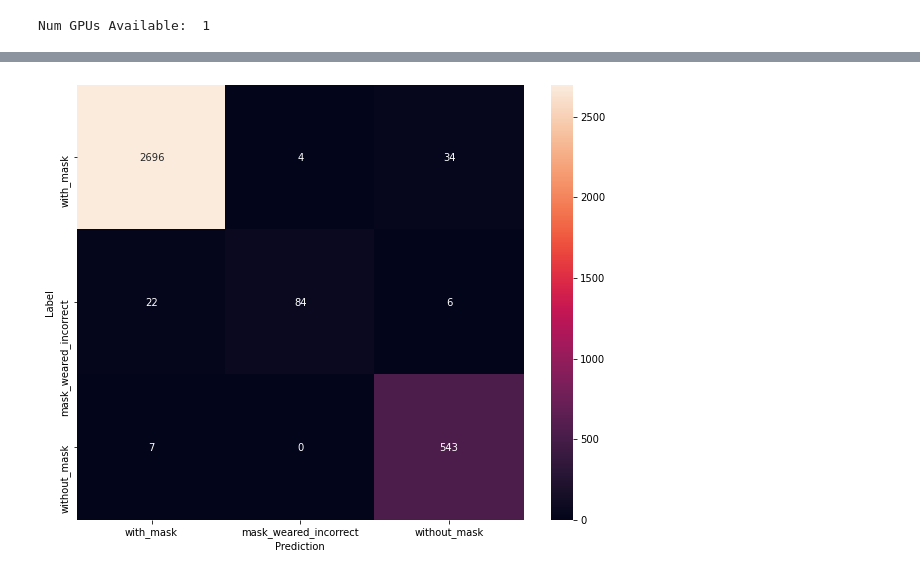
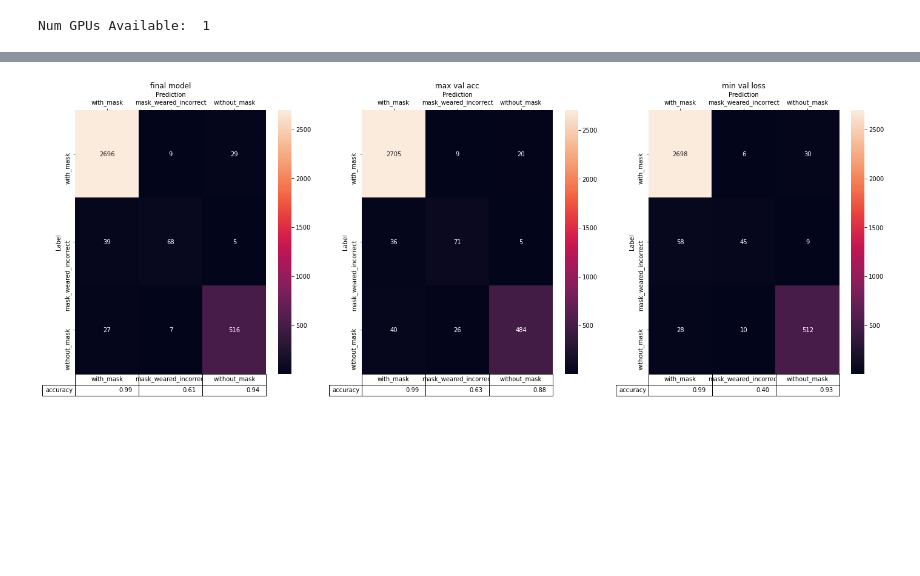
Before and after one commit to gerizim16/face-mask-detection, a Jupyter notebook: project.ipynb, the cells around one changed output, grey strips where cells are left out. Drawn from its saved outputs; the diff is of its cells as text; code cells hidden in the pictures; blank space fills up the shorter version.

```diff
--- a/project.ipynb
+++ b/project.ipynb
@@ -175,7 +192,7 @@ dataset = tf.data.Dataset.from_generator(
         tf.TensorSpec(shape=(img_height, img_width, 3), dtype=tf.uint8),
         tf.TensorSpec(shape=(), dtype=tf.uint8)
     )
-).shuffle(1000, seed=123456).cache().prefetch(buffer_size=tf.data.AUTOTUNE)
+).shuffle(1024, seed=1015).cache().prefetch(buffer_size=tf.data.AUTOTUNE)
 # %% [markdown]
 Peek at the dataset to check if the dataset is working as expected.
 # %%
@@ -237,7 +254,7 @@ Data augmentation is done to prevent overfitting. We can apply a random horizont
 # %%
 data_augmentation = tf.keras.Sequential([
     layers.experimental.preprocessing.RandomFlip("horizontal", input_shape=(img_height, img_width, 3)),
-    layers.experimental.preprocessing.RandomTranslation(0.15, 0),
+    layers.experimental.preprocessing.RandomTranslation((0, 0.15), 0),
     layers.experimental.preprocessing.RandomRotation(0.05),
 ])
 
@@ -248,7 +265,7 @@ for image, _ in dataset:
         augmented_image = data_augmentation(image)[0]
         augmented_image = augmented_image.numpy().astype('uint8')
         augmented_image = cv2.cvtColor(augmented_image, cv2.COLOR_BGR2RGB)
-        ax = plt.subplot(3, 3, i + 1)
+        plt.subplot(3, 3, i + 1)
         plt.imshow(augmented_image)
         plt.axis("off")
     break
@@ -305,0 +309,8 @@ _________________________________________________________________
+# %%
+model.compile(
+    optimizer='adam',
+    loss=tf.keras.losses.SparseCategoricalCrossentropy(from_logits=True),
+    metrics=['accuracy']
+)
+
+model.summary()
@@ -310,9 +339,3 @@ Start fitting the model and save the history log to a variable to be graphed lat
 print("Num GPUs Available: ", len(tf.config.list_physical_devices('GPU')))
 # %% [output]
 Num GPUs Available:  1
-# %%
-history = model.fit(
-    train_ds,
-    validation_data=val_ds,
-    epochs=epochs
-)
@@ -371,30 +438,52 @@ The confusion matrix is decent with the two important labels of `with_mask` and
 # %%
-def show_confusion_matrix(cm, labels):
-    plt.figure(figsize=(10, 8))
-    sns.heatmap(cm, xticklabels=labels, yticklabels=labels,
-                annot=True, fmt='g')
+def get_confusion_matrix(path):
+    model = tf.keras.models.load_model(path)
+
+    y_pred = []
+    y_true = []
+
+    # iterate over the dataset
+    for image_batch, label_batch in itertools.chain(train_ds, val_ds):
+        # append true labels
+        y_true.append(label_batch)
+        # compute predictions
+        preds = model.predict(image_batch)
+        # append predicted labels
+        y_pred.append(np.argmax(preds, axis=-1))
+
+    # convert the true and predicted labels into tensors
+    labels_idx = tf.concat([item for item in y_true], axis=0)
+    predictions = tf.concat([item for item in y_pred], axis=0)
+
+    return tf.math.confusion_matrix(labels_idx, predictions, num_classes=num_classes)
+
+def plot_cm_acc(ax, path, title=None):
+    cm = get_confusion_matrix(path).numpy()
+    accuracies = cm.diagonal() / cm.sum(axis=1)
+    accuracies = ['{:.2f}'.format(x) for x in accuracies]
+
+    sns.heatmap(cm, xticklabels=class_names, yticklabels=class_names, annot=True, fmt='g')
     plt.xlabel('Prediction')
     plt.ylabel('Label')
-    plt.show()
+    table = plt.table(
+        cellText=[accuracies],
+        rowLabels=['accuracy'],
+        colLabels=class_names,
+        loc='bottom'
+    )
+    table.auto_set_font_size(False)
+    table.set_fontsize(10)
+    table.scale(1, 1.5)
+    ax.set_title(title)
+    ax.xaxis.set_ticks_position('top')
+    ax.xaxis.set_label_position('top')
 
-y_pred = []
-y_true = []
+plt.figure(figsize=(24, 8))
 
-# iterate over the dataset
-for image_batch, label_batch in itertools.chain(train_ds, val_ds):
-   # append true labels
-   y_true.append(label_batch)
-   # compute predictions
-   preds = model.predict(image_batch)
-   # append predicted labels
-   y_pred.append(np.argmax(preds, axis=-1))
+plot_cm_acc(plt.subplot(1, 3, 1), model_path, title='final model')
+plot_cm_acc(plt.subplot(1, 3, 2), model_max_val_acc_path, title='max val acc')
+plot_cm_acc(plt.subplot(1, 3, 3), model_min_val_loss_path, title='min val loss')
 
-# convert the true and predicted labels into tensors
-labels = tf.concat([item for item in y_true], axis=0)
-predictions = tf.concat([item for item in y_pred], axis=0)
-
-cm = tf.math.confusion_matrix(labels, predictions, num_classes=num_classes)
-
-show_confusion_matrix(cm, class_names)
+plt.show()
 # %% [output]
-[figure, old version]
+[figure, new version]
```
Also changed, not shown: parts of 36 cells of this notebook, 16 other files.
